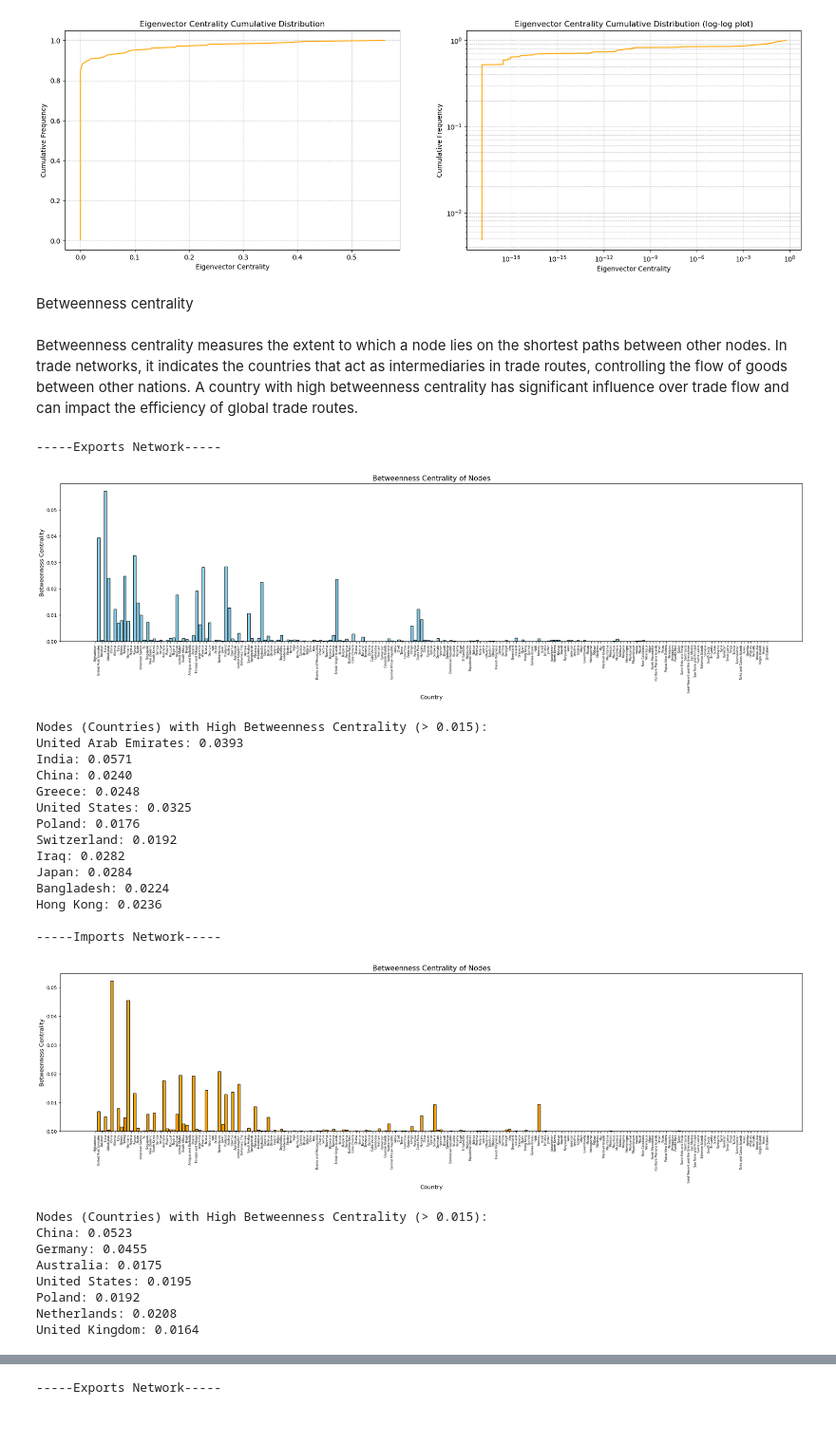
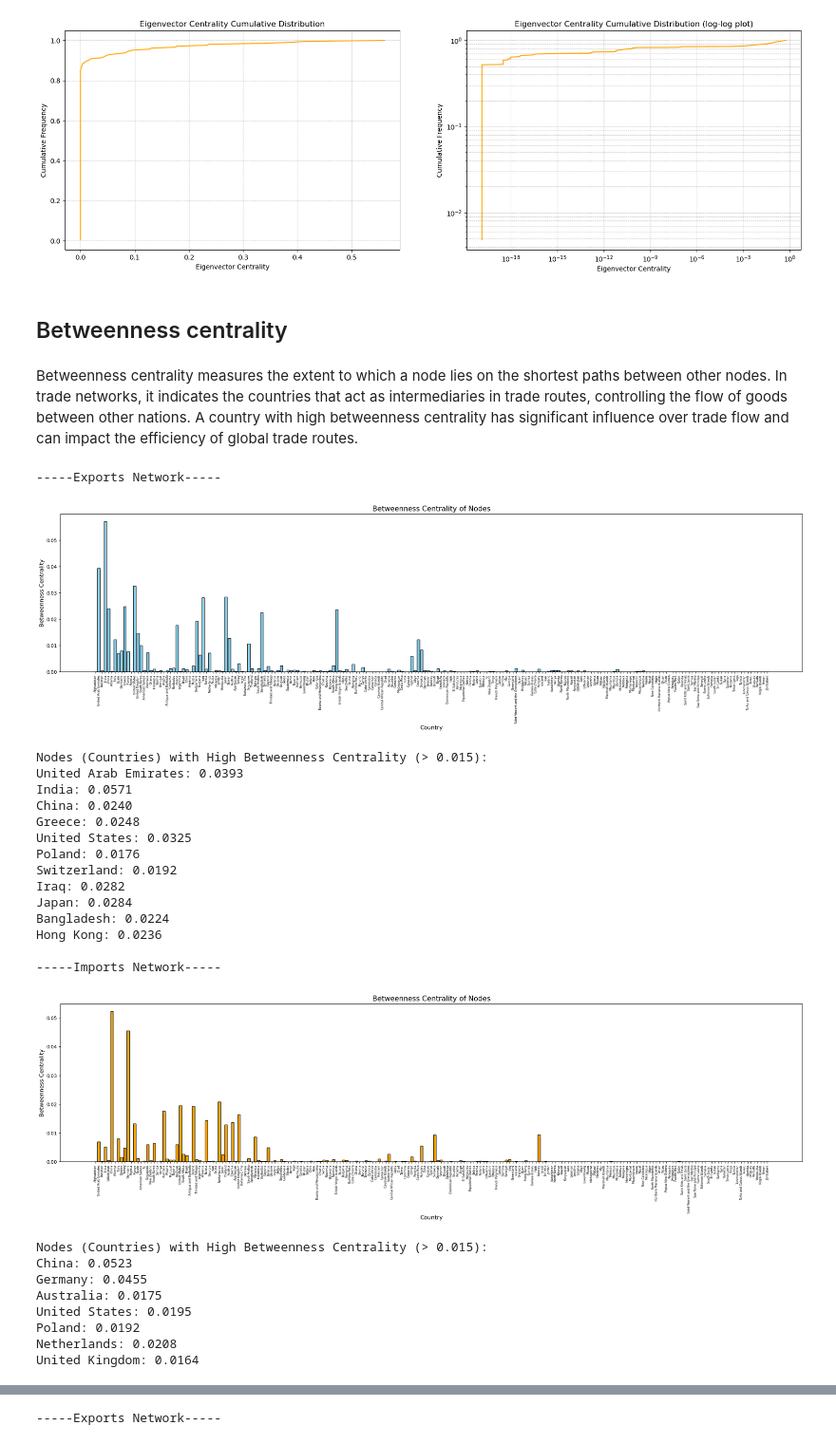
Before and after one commit to Flebio/sna_import_export, a Jupyter notebook: import_export.ipynb, the cells around one changed output, grey strips where cells are left out. Shown at 95% size. Drawn from its saved outputs; the diff is of its cells as text; code cells hidden in the pictures.

```diff
--- a/import_export.ipynb
+++ b/import_export.ipynb
@@ -197,7 +203,6 @@ G_import = G_imports.subgraph(common_nodes).copy()
 eliminated_from_exports = nodes_export - common_nodes
 eliminated_from_imports = nodes_import - common_nodes
 
-countries = G_import.nodes()
 print(f"Nodes eliminated from export graph: {eliminated_from_exports}")
 print(f"Nodes eliminated from import graph: {eliminated_from_imports}")
 # %% [output]
@@ -217,7 +222,8 @@ degree_centrality_values_export = list(degree_centrality_export.values())
 degree_centrality_values_import = list(degree_centrality_import.values())
 
 # Plot histogram
-def centrality(countries, cent, centrality_values, type, threshold, color='skyblue'):
+def centrality(cent, centrality_values, type, threshold, color='skyblue'):
+    countries = cent.keys()
     plt.figure(figsize=(28, 6))
     plt.bar(countries, centrality_values, color=color, edgecolor='black')
     plt.xticks(rotation=90, fontsize=6)
@@ -233,6 +239,6 @@ def centrality(countries, cent, centrality_values, type, threshold, color='skybl
     return high_centrality_nodes
 
 print("-----Exports Network-----")
-high_degree_nodes_export = centrality(countries, degree_centrality_export, degree_centrality_values_export, type='Degree Centrality',threshold=0.2)
+high_degree_nodes_export = centrality(degree_centrality_export, degree_centrality_values_export, type='Degree Centrality',threshold=0.2)
 # %% [output]
 -----Exports Network-----
@@ -452,23 +491,23 @@ cumulative_distribution(eigenvector_centrality_values_import,type='Eigenvector',
 -----Imports Network-----
 [figure]
 # %% [markdown]
-Betweenness centrality
+## Betweenness centrality
 # %% [markdown]
 Betweenness centrality measures the extent to which a node lies on the shortest paths between other nodes. In trade networks, it indicates the countries that act as intermediaries in trade routes, controlling the flow of goods between other nations. A country with high betweenness centrality has significant influence over trade flow and can impact the efficiency of global trade routes.
 # %%
 betweenness_centrality_export = nx.betweenness_centrality(G_export)
 betweenness_centrality_import = nx.betweenness_centrality(G_import)
 
 betweenness_centrality_values_export = list(betweenness_centrality_export.values())
 betweenness_centrality_values_import = list(betweenness_centrality_import.values())
 
 print("-----Exports Network-----")
-high_betweenness_nodes_export = centrality(countries, betweenness_centrality_export, betweenness_centrality_values_export, type='Betweenness Centrality',threshold=0.015, color='skyblue')
+high_betweenness_nodes_export = centrality(betweenness_centrality_export, betweenness_centrality_values_export, type='Betweenness Centrality',threshold=0.015, color='skyblue')
 print("\n-----Imports Network-----")
-high_betweenness_nodes_export = centrality(countries, betweenness_centrality_import, betweenness_centrality_values_import, type='Betweenness Centrality',threshold=0.015, color='orange')
+high_betweenness_nodes_export = centrality(betweenness_centrality_import, betweenness_centrality_values_import, type='Betweenness Centrality',threshold=0.015, color='orange')
 # %% [output]
 -----Exports Network-----
-[figure, old version]
+[figure, new version]
 Nodes (Countries) with High Betweenness Centrality (> 0.015):
 United Arab Emirates: 0.0393
 India: 0.0571
```
Also changed, not shown: parts of 37 cells of this notebook, 4 other files.
